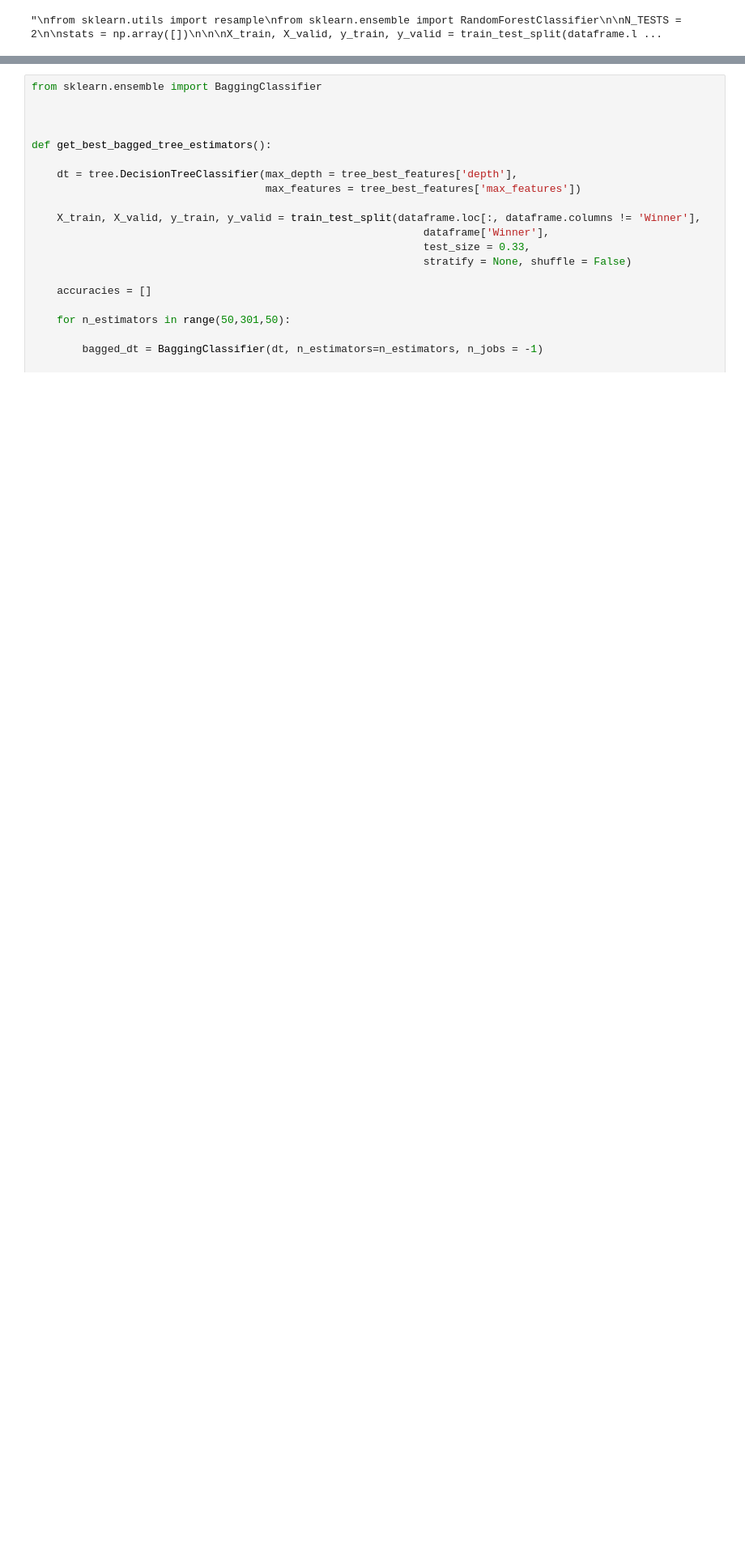
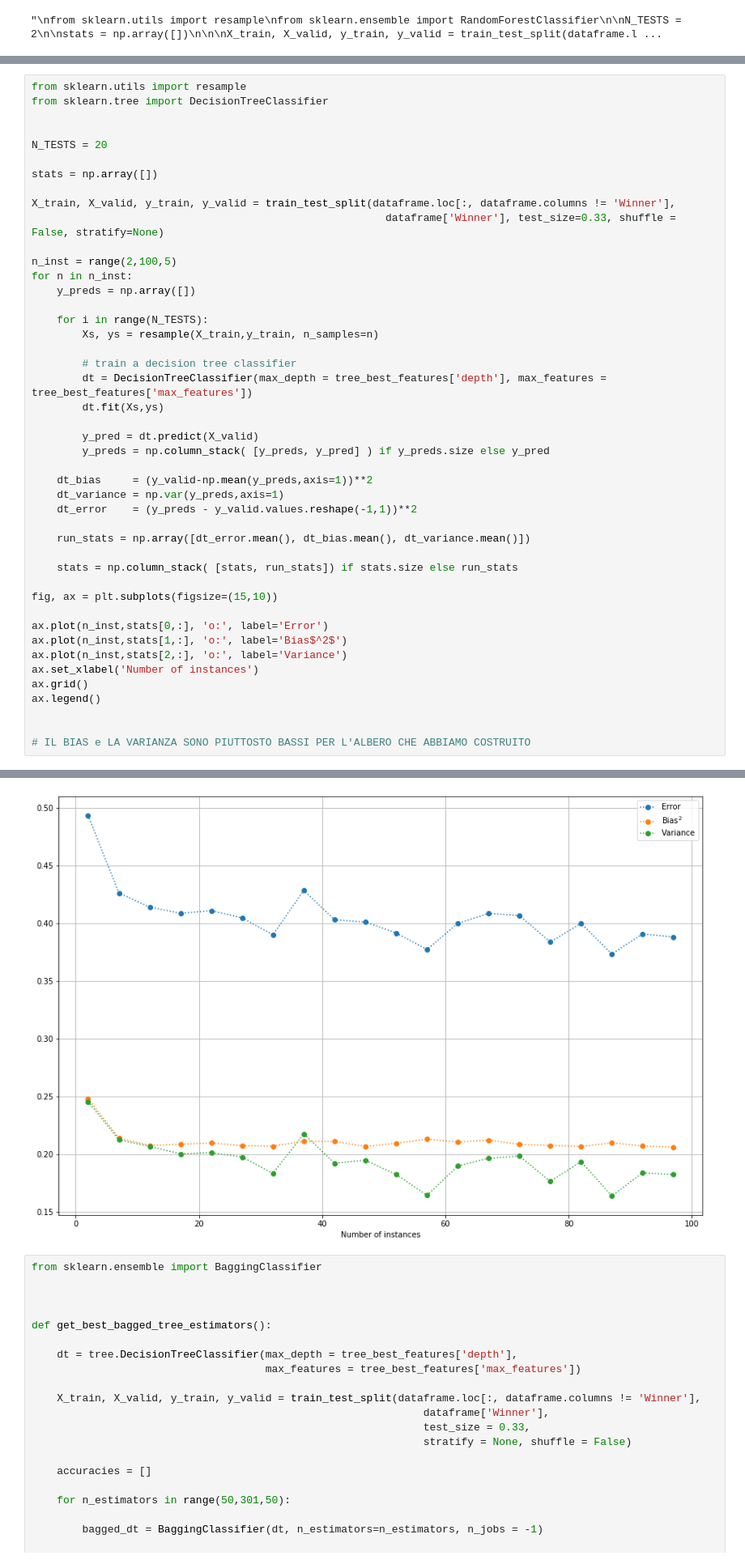
Before and after one commit to RiccardoSpolaor/Predict_Winner_2020_Australian_Open, a Jupyter notebook: Redone/04 Validating The Prediction Model.ipynb, the cells around one changed output, grey strips where cells are left out. Shown: that part at 81% size. Cells and saved outputs as stored; diff of their text form; blank space fills up the shorter version.

```diff
--- a/Redone/04 Validating The Prediction Model.ipynb
+++ b/Redone/04 Validating The Prediction Model.ipynb
@@ -346,0 +346,46 @@ Best Max Features 36
+# %%
+from sklearn.utils import resample
+from sklearn.tree import DecisionTreeClassifier
+
+
+N_TESTS = 20
+
+stats = np.array([])
+
+X_train, X_valid, y_train, y_valid = train_test_split(dataframe.loc[:, dataframe.columns != 'Winner'],
+                                                        dataframe['Winner'], test_size=0.33, shuffle = False, stratify=None)
+
+n_inst = range(2,100,5)
+for n in n_inst:
+    y_preds = np.array([])
+
+    for i in range(N_TESTS):
+        Xs, ys = resample(X_train,y_train, n_samples=n)
+
+        # train a decision tree classifier
+        dt = DecisionTreeClassifier(max_depth = tree_best_features['depth'], max_features = tree_best_features['max_features'])
+        dt.fit(Xs,ys)
+
+        y_pred = dt.predict(X_valid)
+        y_preds = np.column_stack( [y_preds, y_pred] ) if y_preds.size else y_pred
+
+    dt_bias     = (y_valid-np.mean(y_preds,axis=1))**2
+    dt_variance = np.var(y_preds,axis=1)
+    dt_error    = (y_preds - y_valid.values.reshape(-1,1))**2
+
+    run_stats = np.array([dt_error.mean(), dt_bias.mean(), dt_variance.mean()])
+
+    stats = np.column_stack( [stats, run_stats]) if stats.size else run_stats
+
+fig, ax = plt.subplots(figsize=(15,10))
+
+ax.plot(n_inst,stats[0,:], 'o:', label='Error')
+ax.plot(n_inst,stats[1,:], 'o:', label='Bias$^2$')
+ax.plot(n_inst,stats[2,:], 'o:', label='Variance')
+ax.set_xlabel('Number of instances')
+ax.grid()
+ax.legend()
+
+
+# IL BIAS e LA VARIANZA SONO PIUTTOSTO BASSI PER L'ALBERO CHE ABBIAMO COSTRUITO
+# %% [output]
@@ -347,3 +393,4 @@ Best Max Features 36
+[figure, added]
 # %%
 from sklearn.ensemble import BaggingClassifier
 
```
Also changed, not shown: parts of 8 cells of this notebook.
